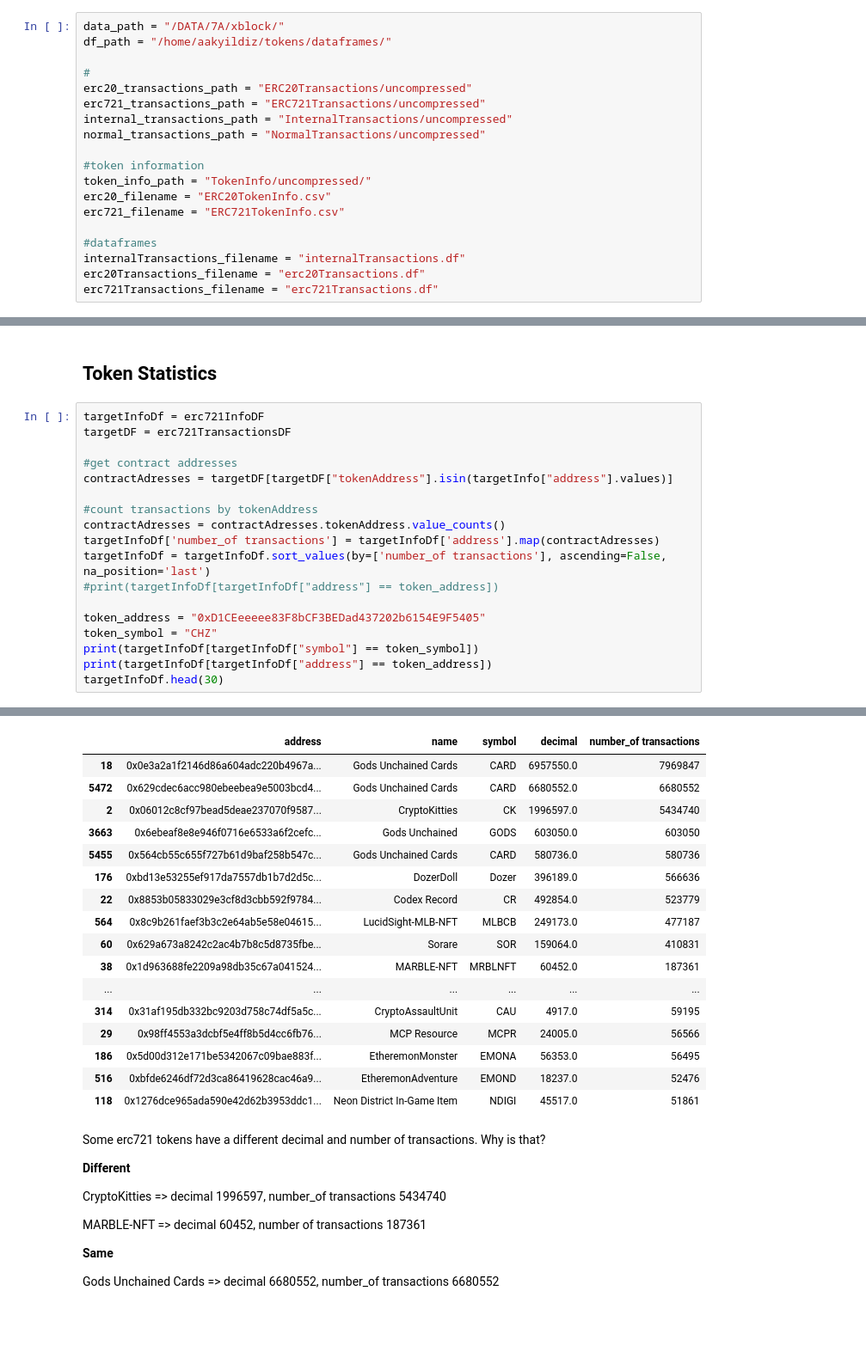
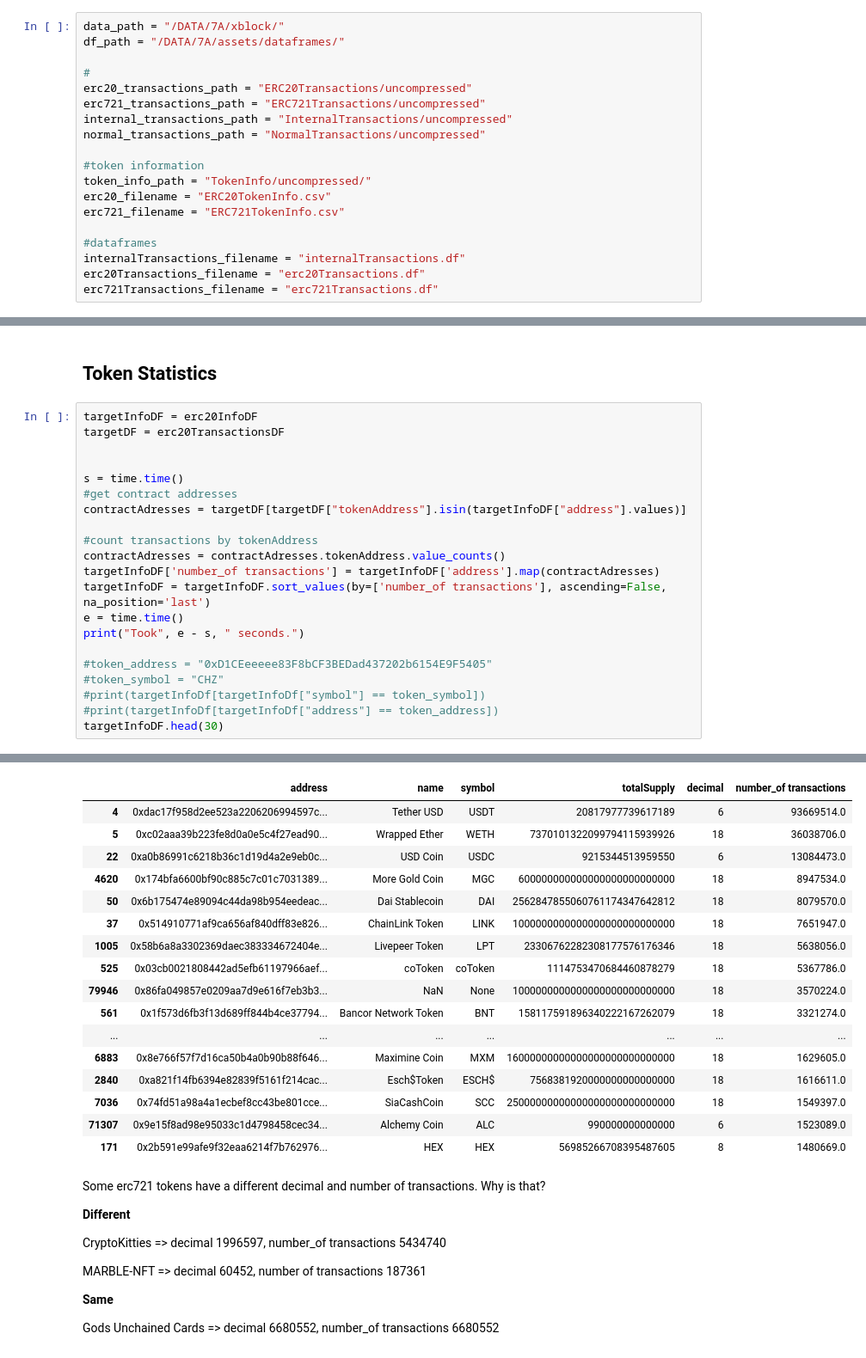
Before and after one commit to Atahanak/eth-dapp-network-analysis, a Jupyter notebook: notebooks/token_analysis.ipynb, the cells around one changed output, grey strips where cells are left out. Shown: that part at 86% size. Drawn from its saved outputs; the diff is of its cells as text; blank space fills up the shorter version.

Commit message:
dataframe extracted added

```diff
--- a/notebooks/token_analysis.ipynb
+++ b/notebooks/token_analysis.ipynb
@@ -10,7 +10,7 @@ import datetime
 # Data Paths
 # %%
 data_path = "/DATA/7A/xblock/"
-df_path = "/home/aakyildiz/tokens/dataframes/"
+df_path = "/DATA/7A/assets/dataframes/"
 
 #
 erc20_transactions_path = "ERC20Transactions/uncompressed"
@@ -148,21 +164,24 @@ import numpy as np
 # %% [markdown]
 ## Token Statistics
 # %%
-targetInfoDf = erc721InfoDF
-targetDF = erc721TransactionsDF
+targetInfoDF = erc20InfoDF
+targetDF = erc20TransactionsDF
 
+
+s = time.time()
 #get contract addresses
-contractAdresses = targetDF[targetDF["tokenAddress"].isin(targetInfo["address"].values)]
+contractAdresses = targetDF[targetDF["tokenAddress"].isin(targetInfoDF["address"].values)]
 
 #count transactions by tokenAddress
 contractAdresses = contractAdresses.tokenAddress.value_counts()
-targetInfoDf['number_of transactions'] = targetInfoDf['address'].map(contractAdresses)
-targetInfoDf = targetInfoDf.sort_values(by=['number_of transactions'], ascending=False, na_position='last')
+targetInfoDF['number_of transactions'] = targetInfoDF['address'].map(contractAdresses)
+targetInfoDF = targetInfoDF.sort_values(by=['number_of transactions'], ascending=False, na_position='last')
+e = time.time()
+print("Took", e - s, " seconds.")
+
+#token_address = "0xD1CEeeeee83F8bCF3BEDad437202b6154E9F5405"
+#token_symbol = "CHZ"
+#print(targetInfoDf[targetInfoDf["symbol"] == token_symbol])
 #print(targetInfoDf[targetInfoDf["address"] == token_address])
-
-token_address = "0xD1CEeeeee83F8bCF3BEDad437202b6154E9F5405"
-token_symbol = "CHZ"
-print(targetInfoDf[targetInfoDf["symbol"] == token_symbol])
-print(targetInfoDf[targetInfoDf["address"] == token_address])
-targetInfoDf.head(30)
+targetInfoDF.head(30)
 # %% [output]
@@ -177,20 +189,20 @@ Index: []
-|  | address | name | symbol | decimal | number_of transactions |
-| 18 | 0x0e3a2a1f2146d86a604adc220b4967a... | Gods Unchained Cards | CARD | 6957550.0 | 7969847 |
-| 5472 | 0x629cdec6acc980ebeebea9e5003bcd4... | Gods Unchained Cards | CARD | 6680552.0 | 6680552 |
-| 2 | 0x06012c8cf97bead5deae237070f9587... | CryptoKitties | CK | 1996597.0 | 5434740 |
-| 3663 | 0x6ebeaf8e8e946f0716e6533a6f2cefc... | Gods Unchained | GODS | 603050.0 | 603050 |
-| 5455 | 0x564cb55c655f727b61d9baf258b547c... | Gods Unchained Cards | CARD | 580736.0 | 580736 |
-| 176 | 0xbd13e53255ef917da7557db1b7d2d5c... | DozerDoll | Dozer | 396189.0 | 566636 |
-| 22 | 0x8853b05833029e3cf8d3cbb592f9784... | Codex Record | CR | 492854.0 | 523779 |
-| 564 | 0x8c9b261faef3b3c2e64ab5e58e04615... | LucidSight-MLB-NFT | MLBCB | 249173.0 | 477187 |
-| 60 | 0x629a673a8242c2ac4b7b8c5d8735fbe... | Sorare | SOR | 159064.0 | 410831 |
-| 38 | 0x1d963688fe2209a98db35c67a041524... | MARBLE-NFT | MRBLNFT | 60452.0 | 187361 |
-| ... | ... | ... | ... | ... | ... |
-| 314 | 0x31af195db332bc9203d758c74df5a5c... | CryptoAssaultUnit | CAU | 4917.0 | 59195 |
-| 29 | 0x98ff4553a3dcbf5e4ff8b5d4cc6fb76... | MCP Resource | MCPR | 24005.0 | 56566 |
-| 186 | 0x5d00d312e171be5342067c09bae883f... | EtheremonMonster | EMONA | 56353.0 | 56495 |
-| 516 | 0xbfde6246df72d3ca86419628cac46a9... | EtheremonAdventure | EMOND | 18237.0 | 52476 |
-| 118 | 0x1276dce965ada590e42d62b3953ddc1... | Neon District In-Game Item | NDIGI | 45517.0 | 51861 |
+|  | address | name | symbol | totalSupply | decimal | number_of transactions |
+| 4 | 0xdac17f958d2ee523a2206206994597c... | Tether USD | USDT | 20817977739617189 | 6 | 93669514.0 |
+| 5 | 0xc02aaa39b223fe8d0a0e5c4f27ead90... | Wrapped Ether | WETH | 7370101322099794115939926 | 18 | 36038706.0 |
+| 22 | 0xa0b86991c6218b36c1d19d4a2e9eb0c... | USD Coin | USDC | 9215344513959550 | 6 | 13084473.0 |
+| 4620 | 0x174bfa6600bf90c885c7c01c7031389... | More Gold Coin | MGC | 600000000000000000000000000 | 18 | 8947534.0 |
+| 50 | 0x6b175474e89094c44da98b954eedeac... | Dai Stablecoin | DAI | 2562847855060761174347642812 | 18 | 8079570.0 |
+| 37 | 0x514910771af9ca656af840dff83e826... | ChainLink Token | LINK | 1000000000000000000000000000 | 18 | 7651947.0 |
+| 1005 | 0x58b6a8a3302369daec383334672404e... | Livepeer Token | LPT | 23306762282308177576176346 | 18 | 5638056.0 |
+| 525 | 0x03cb0021808442ad5efb61197966aef... | coToken | coToken | 1114753470684460878279 | 18 | 5367786.0 |
+| 79946 | 0x86fa049857e0209aa7d9e616f7eb3b3... | NaN | None | 1000000000000000000000000000 | 18 | 3570224.0 |
+| 561 | 0x1f573d6fb3f13d689ff844b4ce37794... | Bancor Network Token | BNT | 158117591896340222167262079 | 18 | 3321274.0 |
+| ... | ... | ... | ... | ... | ... | ... |
+| 6883 | 0x8e766f57f7d16ca50b4a0b90b88f646... | Maximine Coin | MXM | 16000000000000000000000000000 | 18 | 1629605.0 |
+| 2840 | 0xa821f14fb6394e82839f5161f214cac... | Esch$Token | ESCH$ | 7568381920000000000000000 | 18 | 1616611.0 |
+| 7036 | 0x74fd51a98a4a1ecbef8cc43be801cce... | SiaCashCoin | SCC | 25000000000000000000000000000 | 18 | 1549397.0 |
+| 71307 | 0x9e15f8ad98e95033c1d4798458cec34... | Alchemy Coin | ALC | 990000000000000 | 6 | 1523089.0 |
+| 171 | 0x2b591e99afe9f32eaa6214f7b762976... | HEX | HEX | 56985266708395487605 | 8 | 1480669.0 |
 # %% [markdown]
 Some erc721 tokens have a different decimal and number of transactions. Why is that?
 
```
Also changed, not shown: parts of 3 cells of this notebook, 5 other files.
